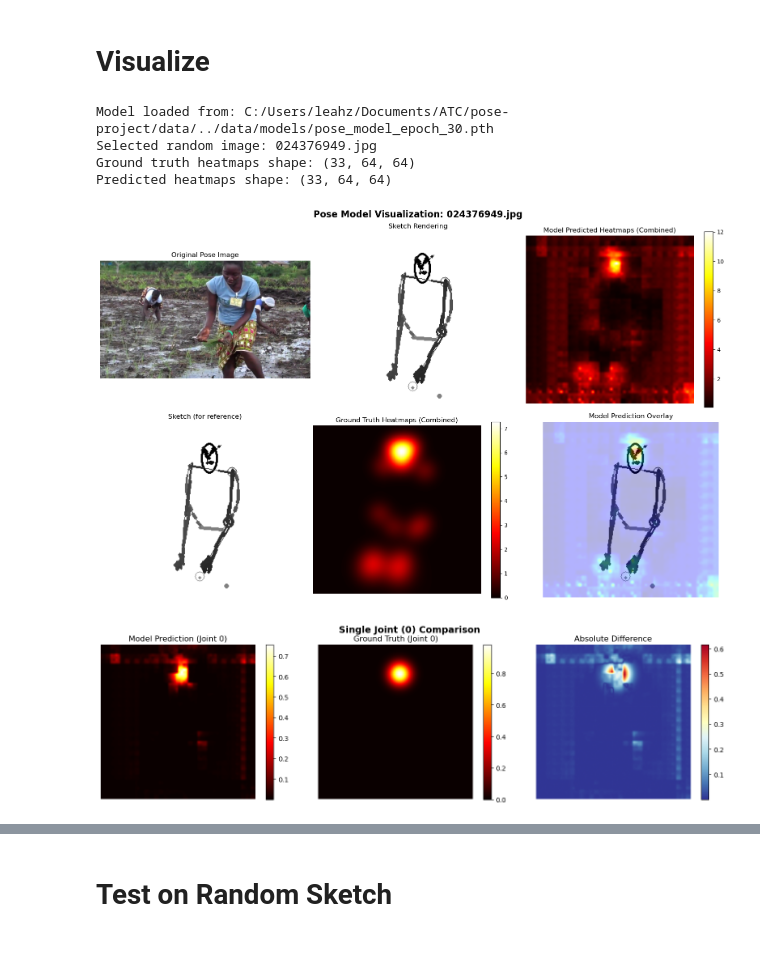
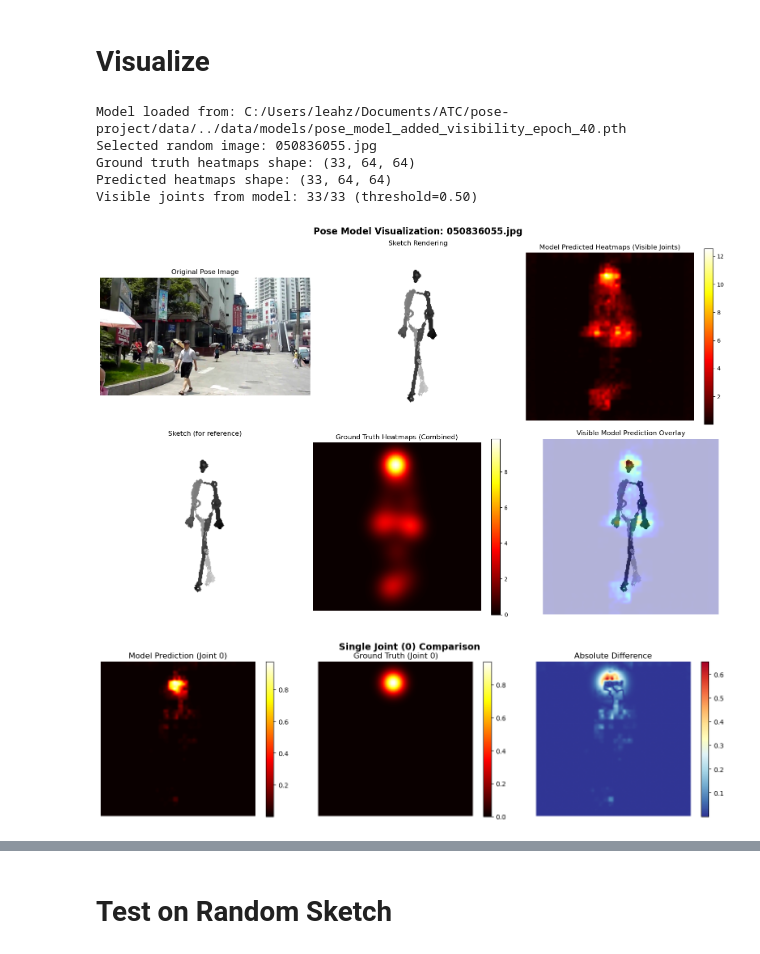
Before and after one commit to Leahie/pose-project, a Jupyter notebook: research/sketch_to_pose.ipynb, the cells around one changed output, grey strips where cells are left out. Cells and saved outputs as stored; diff of their text form; code cells hidden in the pictures.

```diff
--- a/research/sketch_to_pose.ipynb
+++ b/research/sketch_to_pose.ipynb
@@ -1418,7 +1622,7 @@ from pathlib import Path
 # ============================================================
 # 1. LOAD THE TRAINED MODEL
 # ============================================================
-model_save_path = f"{PATH}/../data/models/pose_model_epoch_30.pth"
+model_save_path = f"{PATH}/../data/models/pose_model_added_visibility_epoch_40.pth"
 loaded_model = load_model(model_save_path)
 print(f"Model loaded from: {model_save_path}")
 
@@ -1483,13 +1687,38 @@ sketch_tensor_input = torch.tensor(sketch_for_model).permute(2, 0, 1).unsqueeze(
 sketch_tensor_input = sketch_tensor_input.to(device)
 
 # ============================================================
-# 7. RUN MODEL INFERENCE
+# 7. RUN MODEL INFERENCE (HEATMAPS + VISIBILITY)
 # ============================================================
 with torch.no_grad():
-    predicted_heatmaps = loaded_model(sketch_tensor_input)
-    predicted_heatmaps_np = predicted_heatmaps.squeeze(0).cpu().numpy()  # (33, 64, 64)
+    model_output = loaded_model(sketch_tensor_input)
+
+if isinstance(model_output, (tuple, list)) and len(model_output) == 2:
+    predicted_heatmaps, predicted_visibility = model_output
+else:
+    predicted_heatmaps = model_output
+    # Backward compatibility for older checkpoints without visibility head.
+    predicted_visibility = torch.ones(
+        (predicted_heatmaps.shape[0], predicted_heatmaps.shape[1]),
+        dtype=predicted_heatmaps.dtype,
+        device=predicted_heatmaps.device,
+    )
+
+predicted_heatmaps_np = predicted_heatmaps.squeeze(0).cpu().numpy()  # (33, 64, 64)
+predicted_visibility_np = predicted_visibility.squeeze(0).cpu().numpy()  # (33,)
+
+vis_threshold = 0.50
+visible_joint_mask = predicted_visibility_np >= vis_threshold
+
+# Keep at least one joint for visualization if all are below threshold.
+if not np.any(visible_joint_mask):
+    best_joint = int(np.argmax(predicted_visibility_np))
+    visible_joint_mask[best_joint] = True
+
+visible_predicted_heatmaps_np = predicted_heatmaps_np.copy()
+visible_predicted_heatmaps_np[~visible_joint_mask] = 0.0
 
 print(f"Predicted heatmaps shape: {predicted_heatmaps_np.shape}")
+print(f"Visible joints from model: {int(np.sum(visible_joint_mask))}/33 (threshold={vis_threshold:.2f})")
 
 # ============================================================
 # 8. VISUALIZE RESULTS SIDE-BY-SIDE
@@ -1508,12 +1737,12 @@ ax.imshow(sketch_tensor.astype(np.uint8))
 ax.set_title("Sketch Rendering")
 ax.axis('off')
 
-# Sum all predicted heatmaps for visualization
-predicted_combined = np.sum(predicted_heatmaps_np, axis=0)
+# Sum only visible predicted heatmaps for visualization
+predicted_combined = np.sum(visible_predicted_heatmaps_np, axis=0)
 predicted_resized = cv2.resize(predicted_combined, (256, 256))
 ax = axes[0, 2]
 im = ax.imshow(predicted_resized, cmap='hot')
-ax.set_title("Model Predicted Heatmaps (Combined)")
+ax.set_title("Model Predicted Heatmaps (Visible Joints)")
 ax.axis('off')
 plt.colorbar(im, ax=ax)
 
@@ -1532,56 +1761,61 @@ ax.set_title("Ground Truth Heatmaps (Combined)")
 ax.axis('off')
 plt.colorbar(im, ax=ax)
 
-# Overlay predicted on sketch
+# Overlay visible predictions on sketch
 ax = axes[1, 2]
 sketch_rgb = sketch_tensor.astype(np.float32) / 255.0
-heatmap_color = plt.cm.jet(predicted_resized / predicted_resized.max())[:, :, :3]
+denom = np.max(predicted_resized) + 1e-8
+heatmap_color = plt.cm.jet(predicted_resized / denom)[:, :, :3]
 overlay = 0.7 * sketch_rgb + 0.3 * heatmap_color
 ax.imshow(overlay)
-ax.set_title("Model Prediction Overlay")
+ax.set_title("Visible Model Prediction Overlay")
 ax.axis('off')
 
 plt.tight_layout()
 plt.show()
 
 # ============================================================
 # 9. DISPLAY SINGLE JOINT COMPARISON
 # ============================================================
 fig, axes = plt.subplots(1, 3, figsize=(14, 4))
-fig.suptitle("Single Joint (0) Comparison", fontsize=14, fontweight='bold')
 
-# Predicted heatmap for joint 0
+# Choose the most visible predicted joint from the model output.
+joint_idx = int(np.argmax(predicted_visibility_np))
+fig.suptitle(f"Single Joint ({joint_idx}) Comparison", fontsize=14, fontweight='bold')
+
+# Predicted heatmap for selected joint (masked if predicted invisible)
 ax = axes[0]
-predicted_j0 = cv2.resize(predicted_heatmaps_np[0], (256, 256))
-im = ax.imshow(predicted_j0, cmap='hot')
-ax.set_title("Model Prediction (Joint 0)")
+predicted_joint = cv2.resize(visible_predicted_heatmaps_np[joint_idx], (256, 256))
+im = ax.imshow(predicted_joint, cmap='hot')
+ax.set_title(f"Model Prediction (Joint {joint_idx})")
 ax.axis('off')
 plt.colorbar(im, ax=ax)
 
-# Ground truth heatmap for joint 0
+# Ground truth heatmap for selected joint
 ax = axes[1]
-gt_j0 = cv2.resize(ground_truth_heatmaps[0], (256, 256))
-im = ax.imshow(gt_j0, cmap='hot')
-ax.set_title("Ground Truth (Joint 0)")
+gt_joint = cv2.resize(ground_truth_heatmaps[joint_idx], (256, 256))
+im = ax.imshow(gt_joint, cmap='hot')
+ax.set_title(f"Ground Truth (Joint {joint_idx})")
 ax.axis('off')
 plt.colorbar(im, ax=ax)
 
 # Difference
 ax = axes[2]
-diff = np.abs(predicted_j0 - gt_j0)
+diff = np.abs(predicted_joint - gt_joint)
 im = ax.imshow(diff, cmap='RdYlBu_r')
 ax.set_title("Absolute Difference")
 ax.axis('off')
 plt.colorbar(im, ax=ax)
 
 plt.tight_layout()
 plt.show()
 
-print("\n✓ Visualization Complete!")
+print("\nVisualization complete with visibility filtering.")
 # %% [output]
-Model loaded from: C:/Users/leahz/Documents/ATC/pose-project/data/../data/models/pose_model_epoch_30.pth
-Selected random image: 024376949.jpg
+Model loaded from: C:/Users/leahz/Documents/ATC/pose-project/data/../data/models/pose_model_added_visibility_epoch_40.pth
+Selected random image: 050836055.jpg
 Ground truth heatmaps shape: (33, 64, 64)
 Predicted heatmaps shape: (33, 64, 64)
+Visible joints from model: 33/33 (threshold=0.50)
-[figure, old version]
+[figure, new version]
-[figure, old version]
+[figure, new version]
```
Also changed, not shown: parts of 18 cells of this notebook, 2 other files.
